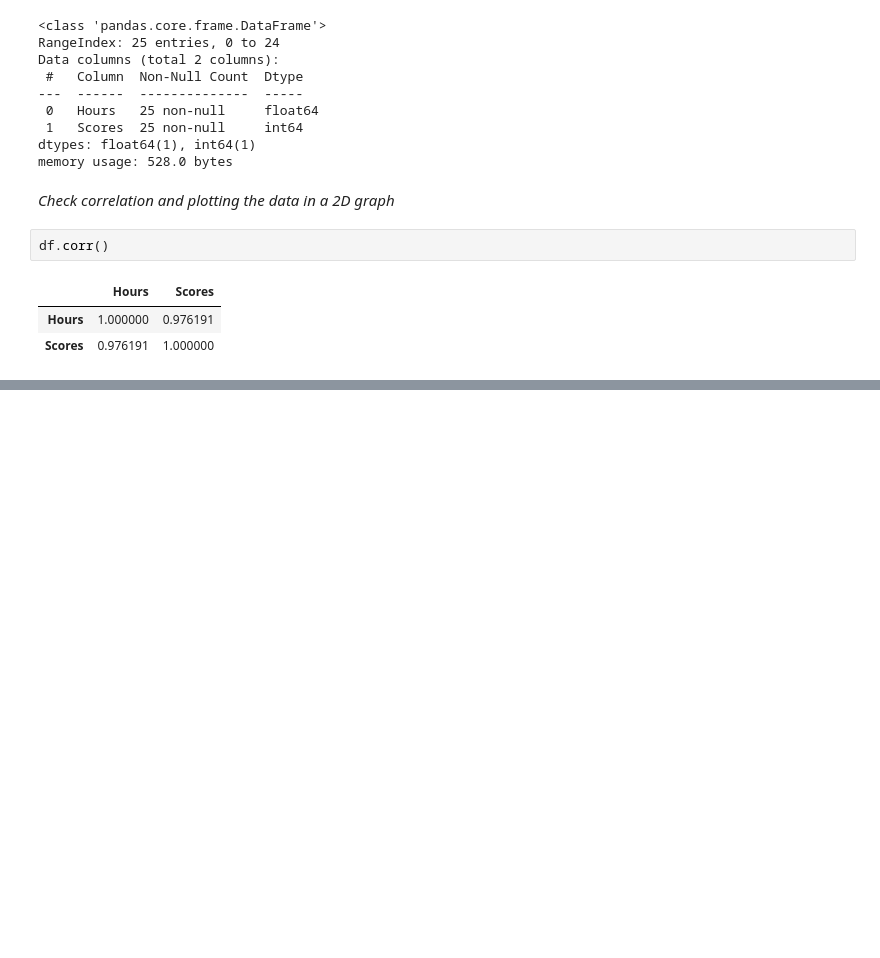
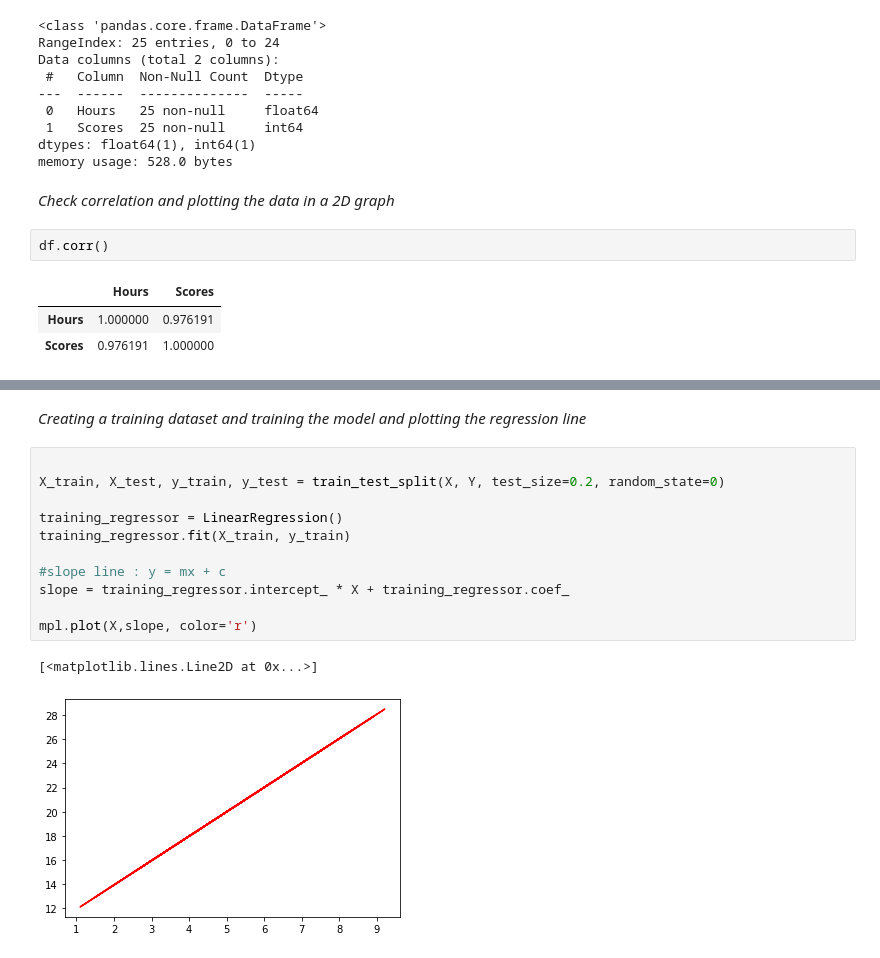
Before and after one commit to azman-s/TSF-GRIP-MAR-2021, a Jupyter notebook: TSF_1_(Prediction_using_Supervised_ML).ipynb, the cells around one changed output, grey strips where cells are left out. Drawn from its saved outputs; the diff is of its cells as text; blank space fills up the shorter version.

```diff
--- a/TSF_1_(Prediction_using_Supervised_ML).ipynb
+++ b/TSF_1_(Prediction_using_Supervised_ML).ipynb
@@ -66,0 +67,16 @@ mpl.plot(X, Y_pred, color='r')
+# %% [markdown]
+*Creating a training dataset and training the model and plotting the regression line*
+# %%
+
+X_train, X_test, y_train, y_test = train_test_split(X, Y, test_size=0.2, random_state=0)
+
+training_regressor = LinearRegression()
+training_regressor.fit(X_train, y_train)
+
+#slope line : y = mx + c
+slope = training_regressor.intercept_ * X + training_regressor.coef_
+
+mpl.plot(X,slope, color='r')
+# %% [output]
+[<matplotlib.lines.Line2D at 0x...>]
+[figure, added]
```
Also changed, not shown: parts of 11 cells of this notebook.
